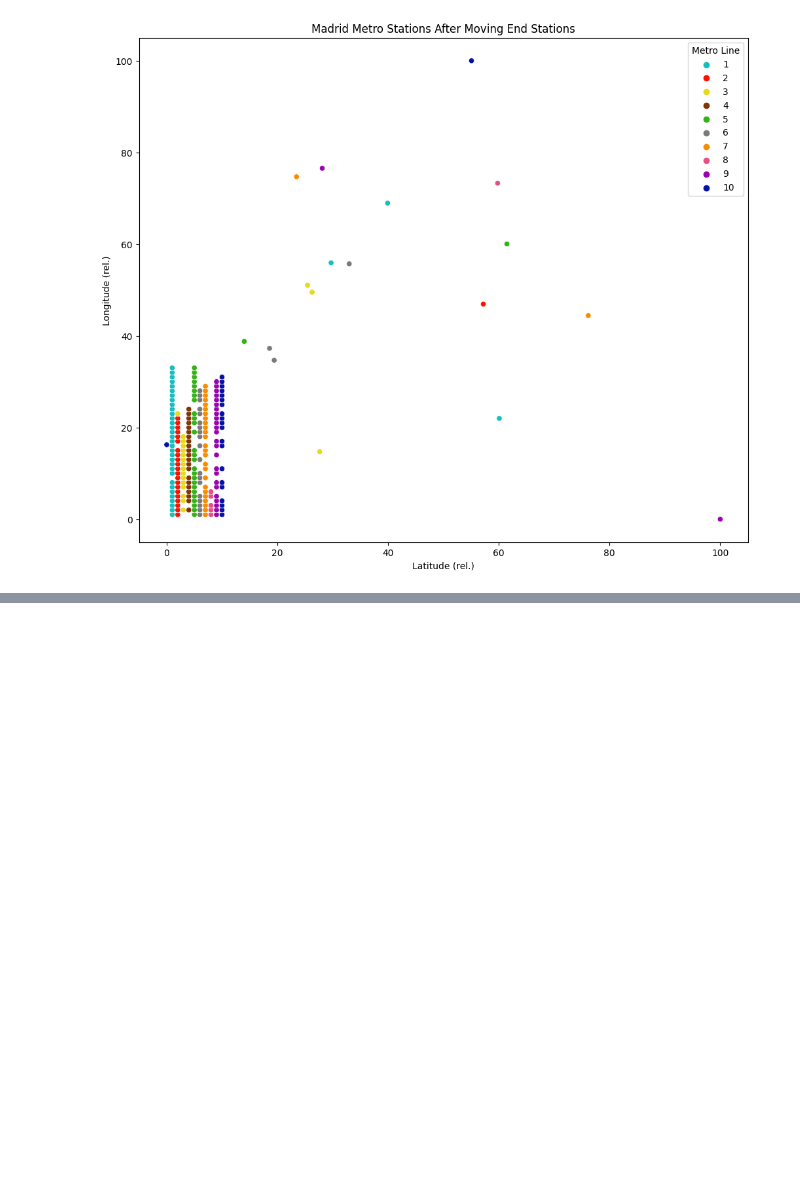
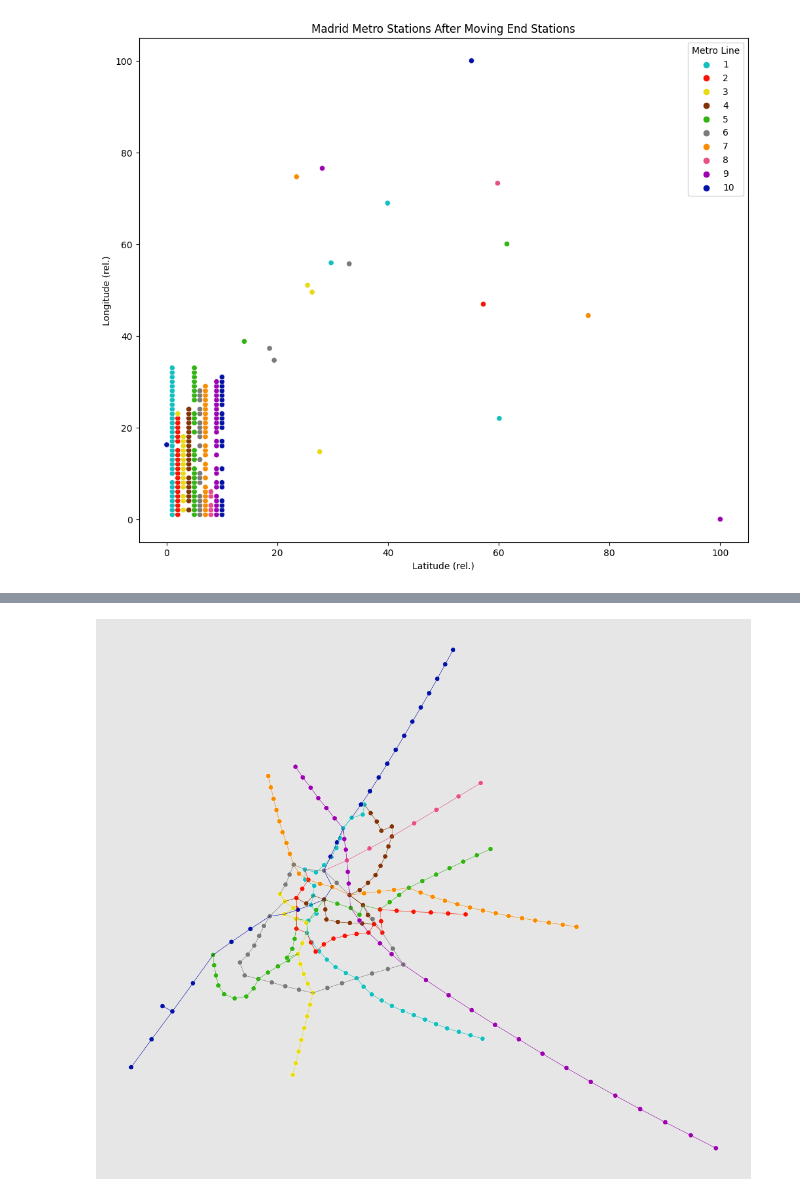
Before and after one commit to jmgpgit/Final-Project, a Jupyter notebook: exploration/madrid_metro/madrid_network.ipynb, the cells around one changed output, grey strips where cells are left out. Cells and saved outputs as stored; diff of their text form; code cells hidden in the pictures; blank space fills up the shorter version.

```diff
--- a/exploration/madrid_metro/madrid_network.ipynb
+++ b/exploration/madrid_metro/madrid_network.ipynb
@@ -139,3 +142,8 @@ for i in range(1,11):
 
 
 madrid_metro = Metro(stations,connections)
+# %%
+# Reconnect the only circular line 6
+x = [station for station in madrid_metro.nodes if 'laguna' in station.name][0]
+y = [station for station in madrid_metro.nodes if 'carpetana' in station.name][0]
+madrid_metro.add_edge(Connection.make(x,y,1))
@@ -234,0 +295,26 @@ plt.show()
+# %%
+x = [node.x for node in madrid_metro.nodes]
+y = [node.y for node in madrid_metro.nodes]
+c = [palette[min(node.line)] for node in madrid_metro.nodes]
+def color_picker(edge):
+        return palette[min(edge.node1.line.intersection(edge.node2.line))]
+
+plt.figure(figsize=(14,12))
+ax = plt.gca()
+ax.patch.set_facecolor('red')
+ax.patch.set_alpha(0)
+plt.rcParams.update({
+    "figure.facecolor":  (0.5,0.5, 0.5, 0.2),  # red   with alpha = 30%
+    "savefig.facecolor": (0.5,0.5, 0.5, 0.2),  # blue  with alpha = 20%
+})
+ax.set_axis_off()
+sns.scatterplot(data=station_data_post_optimization, x='Latitude (rel.)', y='Longitude (rel.)', hue='Metro Line', palette=palette)
+for edge in madrid_metro.edges:
+    plt.plot([edge.node1.x,edge.node2.x],[edge.node1.y,edge.node2.y], color = color_picker(edge), linewidth = 0.5)
+
+
+plt.legend('',frameon=False)
+plt.savefig('result_images/station_data_post_optimization_transparent_with_lines.png')
+plt.show()
+# %% [output]
+[figure, added]
```
Also changed, not shown: parts of 6 cells of this notebook, 9 other files.
